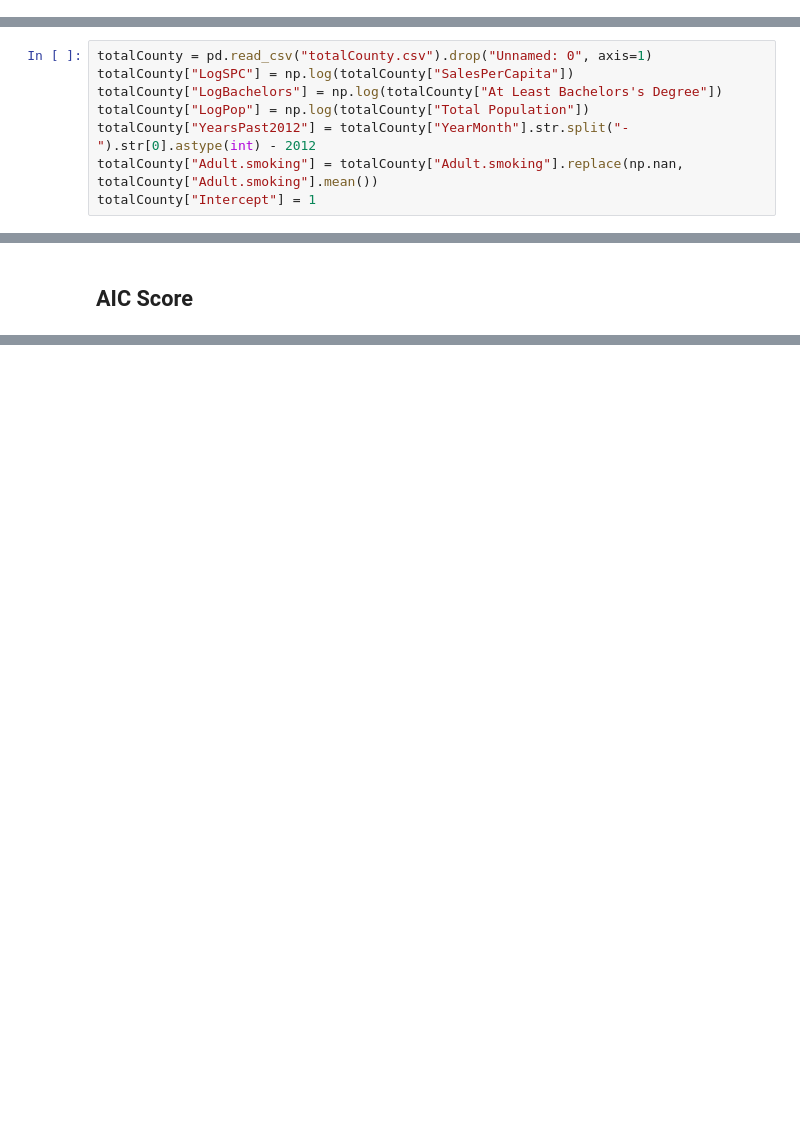
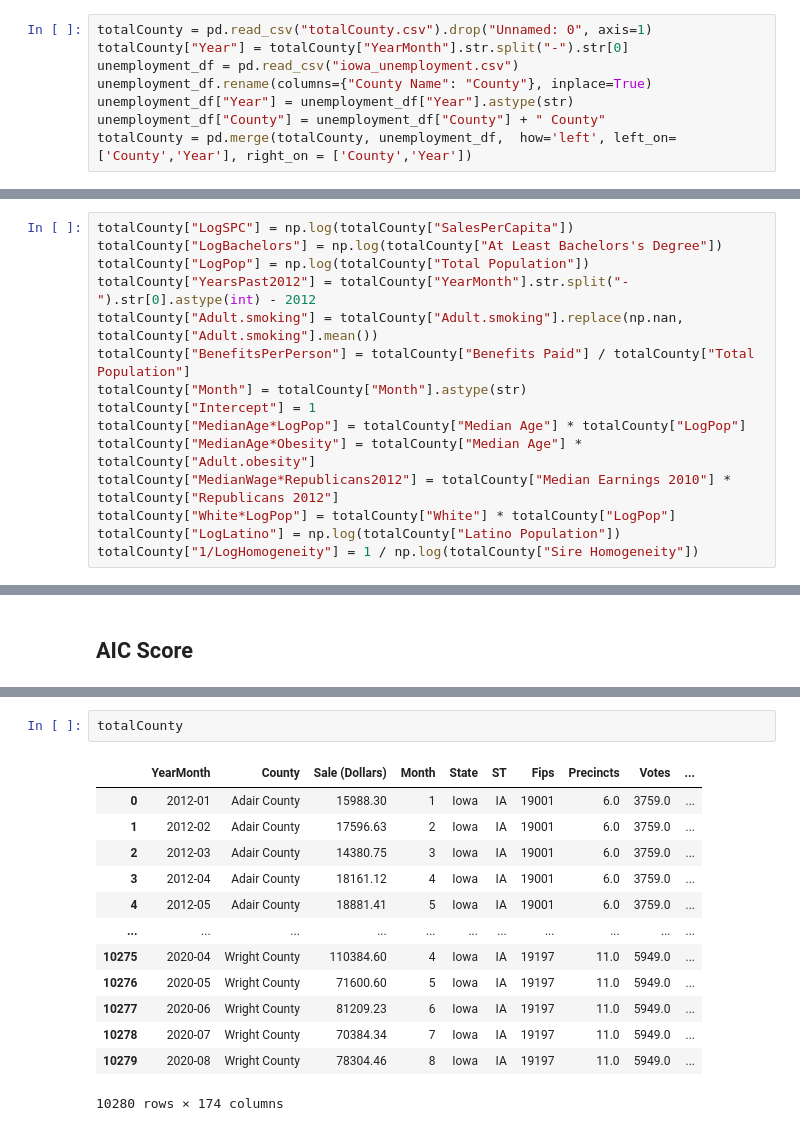
Before and after one commit to ErikC324/Data401-Project1, a Jupyter notebook: Project 1-Erik.ipynb, the cells around one changed output, grey strips where cells are left out. Drawn from its saved outputs; the diff is of its cells as text; blank space fills up the shorter version.

```diff
--- a/Project 1-Erik.ipynb
+++ b/Project 1-Erik.ipynb
@@ -60,13 +64,28 @@ totalCounty["SalesPerCapita"] = totalCounty["Sale (Dollars)"] / totalCounty["Tot
+# %%
+totalCounty = pd.read_csv("totalCounty.csv").drop("Unnamed: 0", axis=1)
+totalCounty["Year"] = totalCounty["YearMonth"].str.split("-").str[0]
+unemployment_df = pd.read_csv("iowa_unemployment.csv")
+unemployment_df.rename(columns={"County Name": "County"}, inplace=True)
+unemployment_df["Year"] = unemployment_df["Year"].astype(str)
+unemployment_df["County"] = unemployment_df["County"] + " County"
+totalCounty = pd.merge(totalCounty, unemployment_df,  how='left', left_on=['County','Year'], right_on = ['County','Year'])
 # %% [markdown]
 ## Transform Variables
 # %%
-totalCounty = pd.read_csv("totalCounty.csv").drop("Unnamed: 0", axis=1)
 totalCounty["LogSPC"] = np.log(totalCounty["SalesPerCapita"])
 totalCounty["LogBachelors"] = np.log(totalCounty["At Least Bachelors's Degree"])
 totalCounty["LogPop"] = np.log(totalCounty["Total Population"])
 totalCounty["YearsPast2012"] = totalCounty["YearMonth"].str.split("-").str[0].astype(int) - 2012
 totalCounty["Adult.smoking"] = totalCounty["Adult.smoking"].replace(np.nan, totalCounty["Adult.smoking"].mean())
+totalCounty["BenefitsPerPerson"] = totalCounty["Benefits Paid"] / totalCounty["Total Population"]
+totalCounty["Month"] = totalCounty["Month"].astype(str)
 totalCounty["Intercept"] = 1
+totalCounty["MedianAge*LogPop"] = totalCounty["Median Age"] * totalCounty["LogPop"]
+totalCounty["MedianAge*Obesity"] = totalCounty["Median Age"] * totalCounty["Adult.obesity"]
+totalCounty["MedianWage*Republicans2012"] = totalCounty["Median Earnings 2010"] * totalCounty["Republicans 2012"]
+totalCounty["White*LogPop"] = totalCounty["White"] * totalCounty["LogPop"]
+totalCounty["LogLatino"] = np.log(totalCounty["Latino Population"])
+totalCounty["1/LogHomogeneity"] = 1 / np.log(totalCounty["Sire Homogeneity"])
 # %% [markdown]
 ## Linear Regression
 # %%
@@ -141,0 +519,16 @@ np.mean(aic_scores)
+# %%
+totalCounty
+# %% [output]
+|  | YearMonth | County | Sale (Dollars) | Month | State | ST | Fips | Precincts | Votes | ... |
+| 0 | 2012-01 | Adair County | 15988.30 | 1 | Iowa | IA | 19001 | 6.0 | 3759.0 | ... |
+| 1 | 2012-02 | Adair County | 17596.63 | 2 | Iowa | IA | 19001 | 6.0 | 3759.0 | ... |
+| 2 | 2012-03 | Adair County | 14380.75 | 3 | Iowa | IA | 19001 | 6.0 | 3759.0 | ... |
+| 3 | 2012-04 | Adair County | 18161.12 | 4 | Iowa | IA | 19001 | 6.0 | 3759.0 | ... |
+| 4 | 2012-05 | Adair County | 18881.41 | 5 | Iowa | IA | 19001 | 6.0 | 3759.0 | ... |
+| ... | ... | ... | ... | ... | ... | ... | ... | ... | ... | ... |
+| 10275 | 2020-04 | Wright County | 110384.60 | 4 | Iowa | IA | 19197 | 11.0 | 5949.0 | ... |
+| 10276 | 2020-05 | Wright County | 71600.60 | 5 | Iowa | IA | 19197 | 11.0 | 5949.0 | ... |
+| 10277 | 2020-06 | Wright County | 81209.23 | 6 | Iowa | IA | 19197 | 11.0 | 5949.0 | ... |
+| 10278 | 2020-07 | Wright County | 70384.34 | 7 | Iowa | IA | 19197 | 11.0 | 5949.0 | ... |
+| 10279 | 2020-08 | Wright County | 78304.46 | 8 | Iowa | IA | 19197 | 11.0 | 5949.0 | ... |
+10280 rows × 174 columns
```
Also changed, not shown: parts of 21 cells of this notebook.
